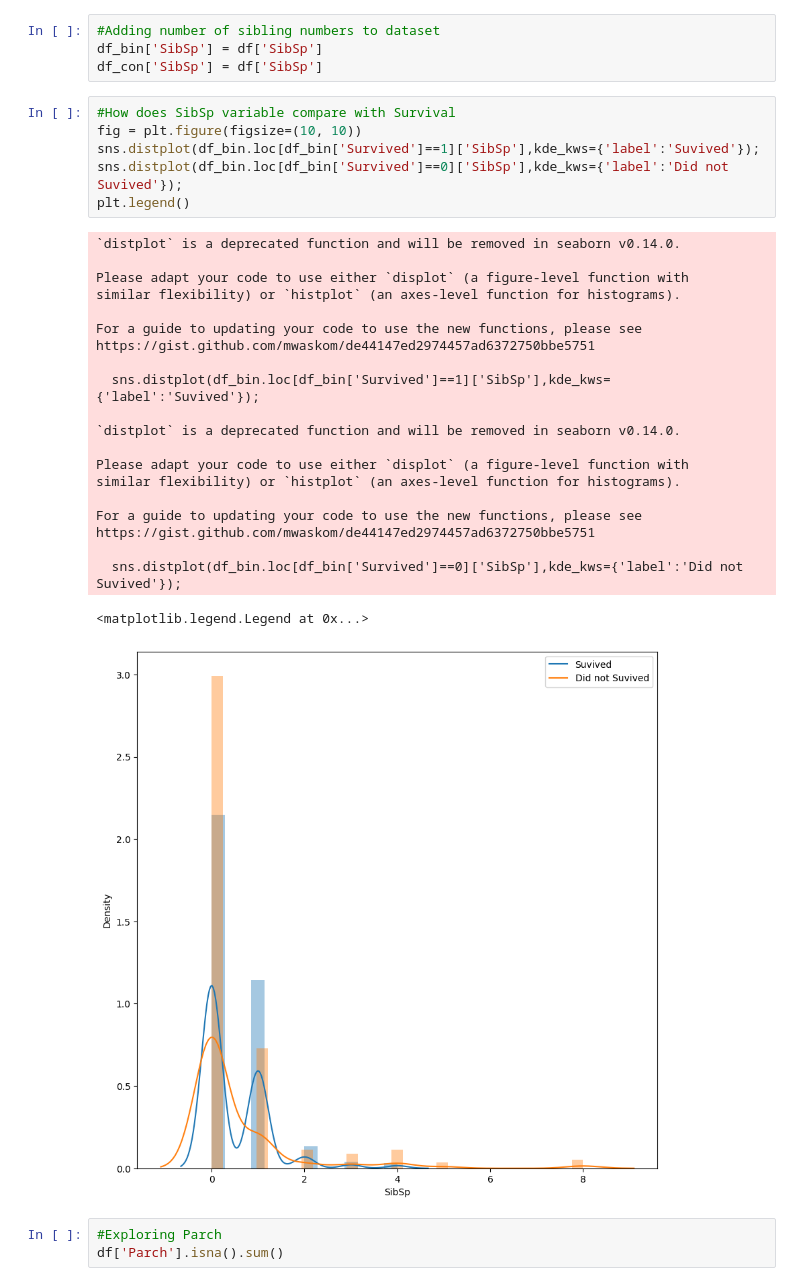
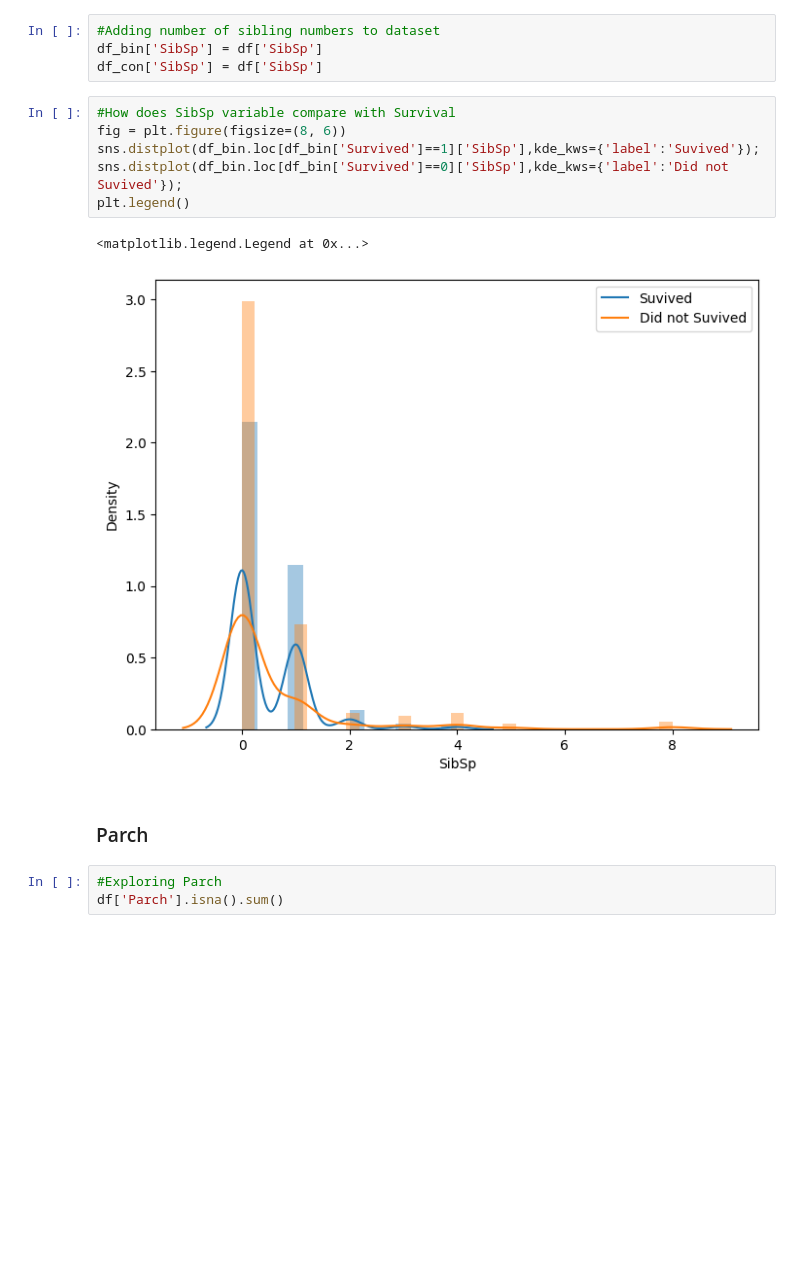
Before and after one commit to KaustubhKasture/Essential-Datasets, a Jupyter notebook: Titanic.ipynb, the cells around one changed output. Cells and saved outputs as stored; diff of their text form; blank space fills up the shorter version.

```diff
--- a/Titanic.ipynb
+++ b/Titanic.ipynb
@@ -203,32 +222,15 @@ df_bin['SibSp'] = df['SibSp']
 df_con['SibSp'] = df['SibSp']
 # %%
 #How does SibSp variable compare with Survival
-fig = plt.figure(figsize=(10, 10))
+fig = plt.figure(figsize=(8, 6))
 sns.distplot(df_bin.loc[df_bin['Survived']==1]['SibSp'],kde_kws={'label':'Suvived'});
 sns.distplot(df_bin.loc[df_bin['Survived']==0]['SibSp'],kde_kws={'label':'Did not Suvived'});
 plt.legend()
 # %% [output]
-`distplot` is a deprecated function and will be removed in seaborn v0.14.0.
-
-Please adapt your code to use either `displot` (a figure-level function with
-similar flexibility) or `histplot` (an axes-level function for histograms).
-
-For a guide to updating your code to use the new functions, please see
-https://gist.github.com/mwaskom/de44147ed2974457ad6372750bbe5751
-
-  sns.distplot(df_bin.loc[df_bin['Survived']==1]['SibSp'],kde_kws={'label':'Suvived'});
-
-`distplot` is a deprecated function and will be removed in seaborn v0.14.0.
-
-Please adapt your code to use either `displot` (a figure-level function with
-similar flexibility) or `histplot` (an axes-level function for histograms).
-
-For a guide to updating your code to use the new functions, please see
-https://gist.github.com/mwaskom/de44147ed2974457ad6372750bbe5751
-
-  sns.distplot(df_bin.loc[df_bin['Survived']==0]['SibSp'],kde_kws={'label':'Did not Suvived'});
+<matplotlib.legend.Legend at 0x...>
-<matplotlib.legend.Legend at 0x...>
-[figure, old version]
+[figure, new version]
+# %% [markdown]
+### Parch
 # %%
 #Exploring Parch
 df['Parch'].isna().sum()
```
Also changed, not shown: parts of 29 cells of this notebook.
